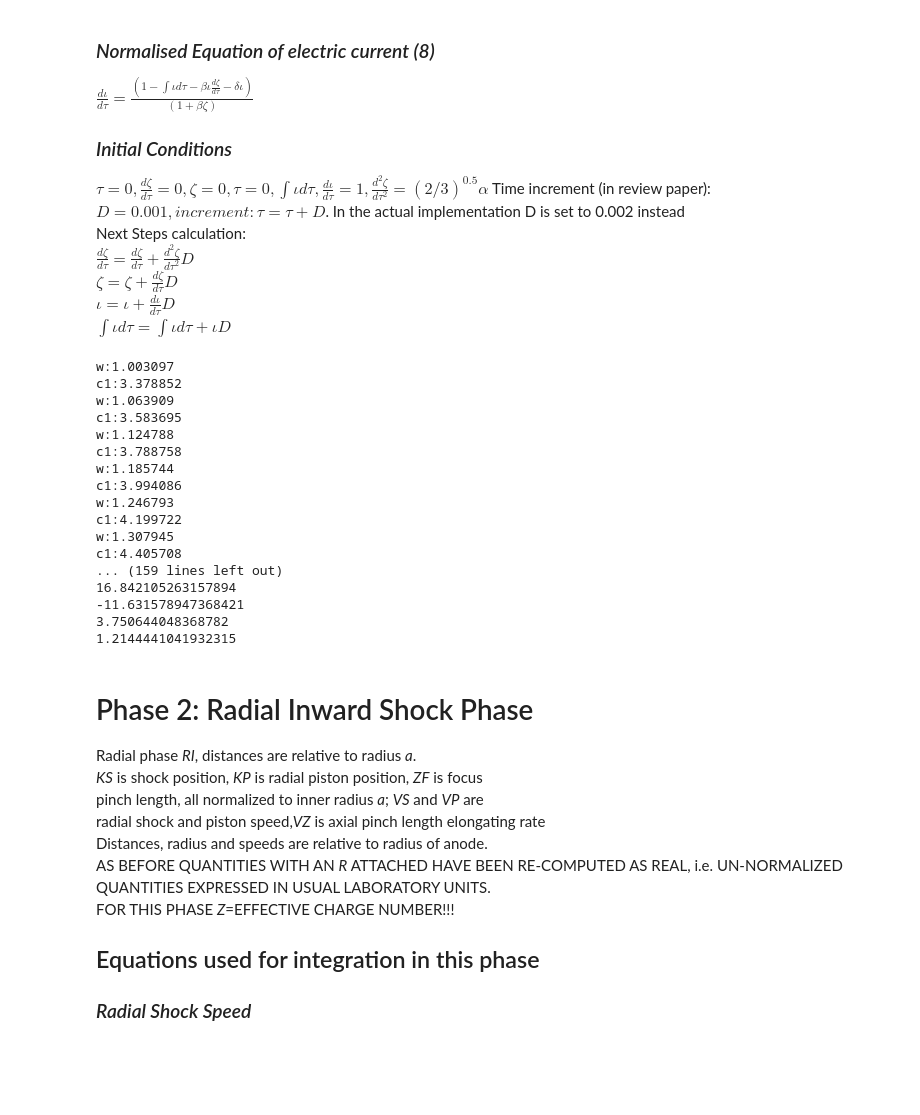
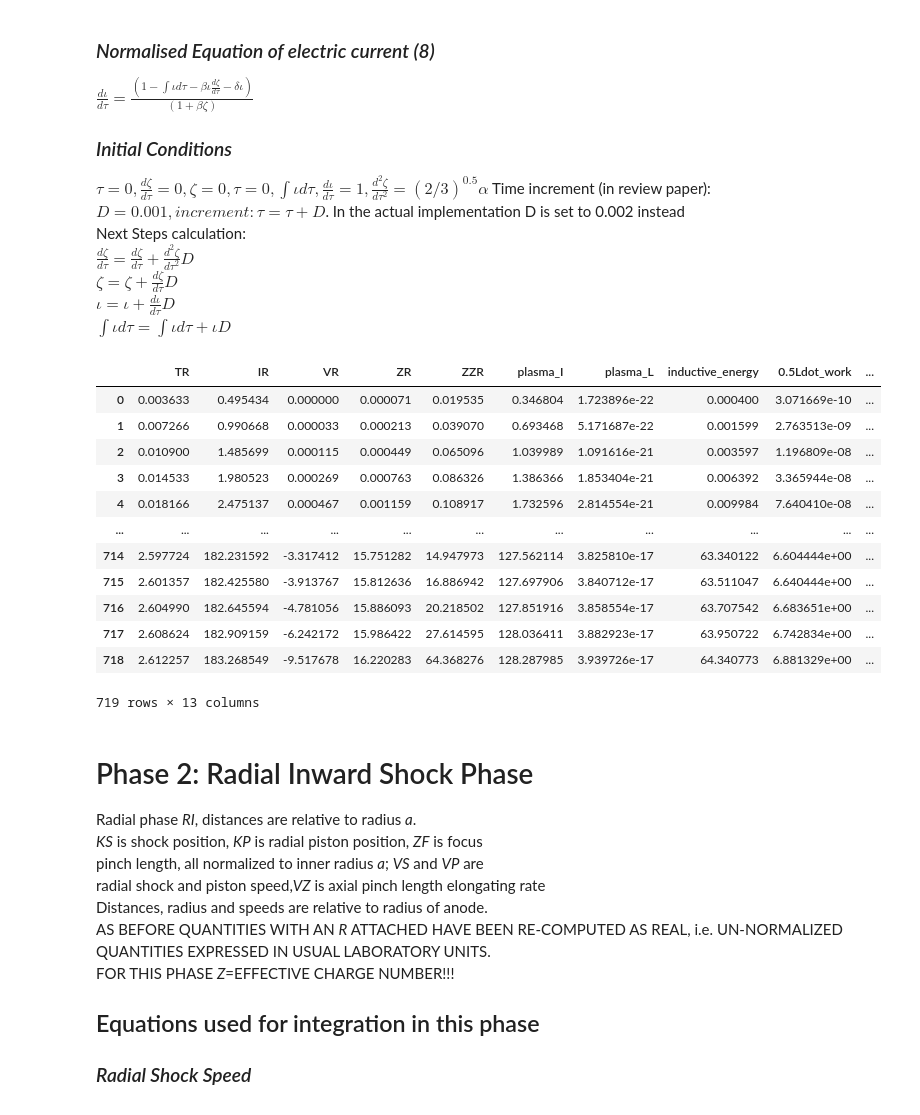
Before and after one commit to shihcc-gis/plasma, a Jupyter notebook: pyLMP.ipynb, the cells around one changed output. Cells and saved outputs as stored; diff of their text form; code cells hidden in the pictures; blank space fills up the shorter version.

```diff
--- a/pyLMP.ipynb
+++ b/pyLMP.ipynb
@@ -14,9 +14,9 @@ import pandas
 
 
 #TAPER, default no taper
-TAPER = 1
-TAPERSTART = 10
-ENDRAD = 12
+TAPER = 0
+TAPERSTART = 15
+ENDRAD = 16
 device = '0'
 
 if device == '0':
@@ -477,6 +477,7 @@ axialmap['piston_work'] = 12
 # Start integration loop
 #idx for debugging
 #idx = 0
+TAPER = 1
 while True:
     T = T + d
     if T > 6:
@@ -535,9 +536,9 @@ while True:
         #Compute tapered anode  for this axial position
         #check if we should stop -- likely misconfiguration
         w = f * tapergrad * (z - zTAPERSTART)
-        print("w:%f" % (1- w))
+        #print("w:%f" % (1- w))
         c1 = (RADB / RADA) * (1 - w)
-        print("c1:%f" % c1)
+        #print("c1:%f" % c1)
         #print(MU * numpy.log(c1))
         #print(4 * Pi * Pi * (C * C - 1) / (MU * numpy.log(c1)))
         if numpy.log(c1) > 0:
@@ -577,40 +578,38 @@ BE = BE * CFR
 BF = BF * CFR
 CURRF = CURRF * CFR
 AAg = AA / numpy.sqrt(gamma + 1)
-print(zTAPERSTART)
-print(tapergrad)
+#print(zTAPERSTART)
+#print(tapergrad)
 if TAPER > 0:
     w1 = f * tapergrad * (1 - zTAPERSTART)
     c2 = (RADB / RADA) * (1 - w1)
-    print(zTAPERSTART)
-    print(f)
-    print(w1)
-    print(numpy.log(c2))
-    print(numpy.log(C))
+    #print(zTAPERSTART)
+    #print(f)
+    #print(w1)
+    #print(numpy.log(c2))
+    #print(numpy.log(C))
     AA1 = AA * (RADA / ENDRAD) * numpy.sqrt((numpy.log(C) / numpy.log(c2)))
     LOG2 = numpy.log(1 / (1 - w1))
     tc5 = 1 + ((1 / numpy.log(C)) * (1 - ((1 - w1) / w1) * LOG2) * (1 - zTAPERSTART))
     AAg1 = AA1 / numpy.sqrt(gamma + 1)
 #End of Axial Phase
 #print(axialphase[0])
-# %% [output]
-w:1.003097
-c1:3.378852
-w:1.063909
-c1:3.583695
-w:1.124788
-c1:3.788758
-w:1.185744
-c1:3.994086
-w:1.246793
-c1:4.199722
-w:1.307945
-c1:4.405708
-... (159 lines left out)
-16.842105263157894
--11.631578947368421
-3.750644048368782
-1.2144441041932315
+# %%
+pandas.DataFrame(axialphase,columns=axialmap)
+# %% [output]
+|  | TR | IR | VR | ZR | ZZR | plasma_I | plasma_L | inductive_energy | 0.5Ldot_work | ... |
+| 0 | 0.003633 | 0.495434 | 0.000000 | 0.000071 | 0.019535 | 0.346804 | 1.723896e-22 | 0.000400 | 3.071669e-10 | ... |
+| 1 | 0.007266 | 0.990668 | 0.000033 | 0.000213 | 0.039070 | 0.693468 | 5.171687e-22 | 0.001599 | 2.763513e-09 | ... |
+| 2 | 0.010900 | 1.485699 | 0.000115 | 0.000449 | 0.065096 | 1.039989 | 1.091616e-21 | 0.003597 | 1.196809e-08 | ... |
+| 3 | 0.014533 | 1.980523 | 0.000269 | 0.000763 | 0.086326 | 1.386366 | 1.853404e-21 | 0.006392 | 3.365944e-08 | ... |
+| 4 | 0.018166 | 2.475137 | 0.000467 | 0.001159 | 0.108917 | 1.732596 | 2.814554e-21 | 0.009984 | 7.640410e-08 | ... |
+| ... | ... | ... | ... | ... | ... | ... | ... | ... | ... | ... |
+| 714 | 2.597724 | 182.231592 | -3.317412 | 15.751282 | 14.947973 | 127.562114 | 3.825810e-17 | 63.340122 | 6.604444e+00 | ... |
+| 715 | 2.601357 | 182.425580 | -3.913767 | 15.812636 | 16.886942 | 127.697906 | 3.840712e-17 | 63.511047 | 6.640444e+00 | ... |
+| 716 | 2.604990 | 182.645594 | -4.781056 | 15.886093 | 20.218502 | 127.851916 | 3.858554e-17 | 63.707542 | 6.683651e+00 | ... |
+| 717 | 2.608624 | 182.909159 | -6.242172 | 15.986422 | 27.614595 | 128.036411 | 3.882923e-17 | 63.950722 | 6.742834e+00 | ... |
+| 718 | 2.612257 | 183.268549 | -9.517678 | 16.220283 | 64.368276 | 128.287985 | 3.939726e-17 | 64.340773 | 6.881329e+00 | ... |
+719 rows × 13 columns
 # %% [markdown]
 # Phase 2: Radial Inward Shock Phase
 Radial phase _RI_, distances are relative to radius _a_.
```
